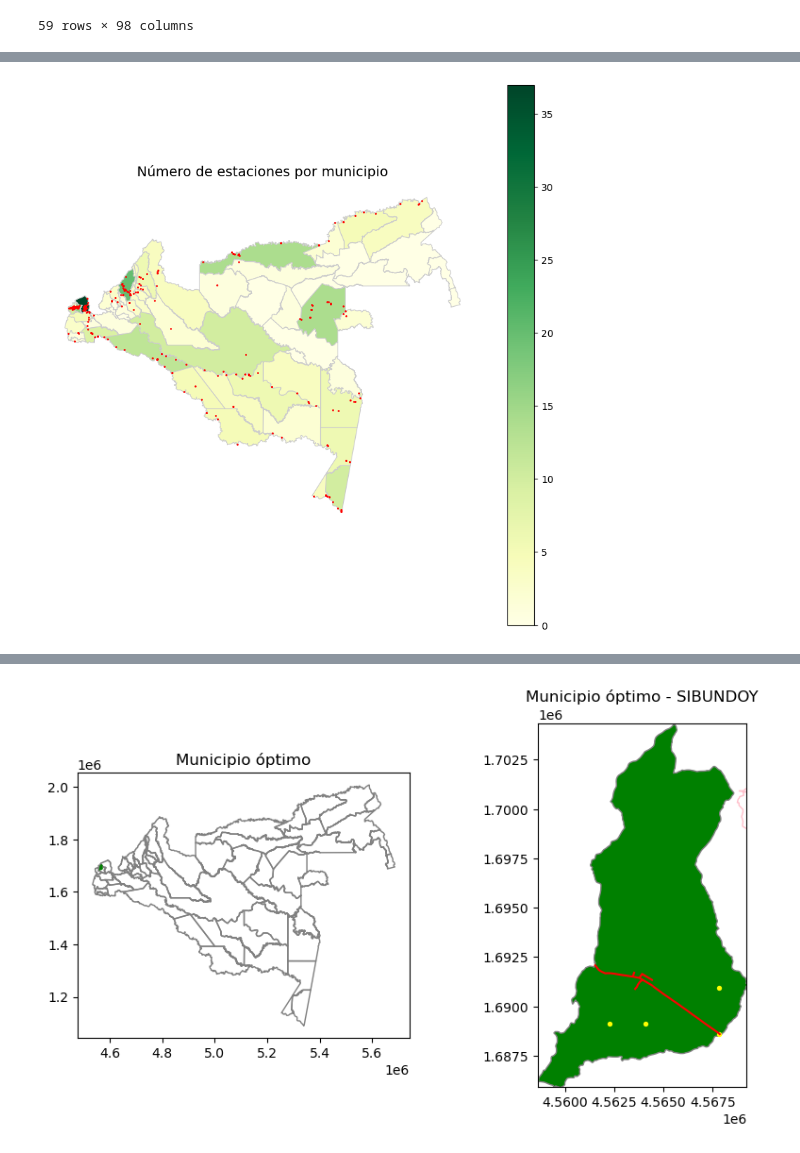
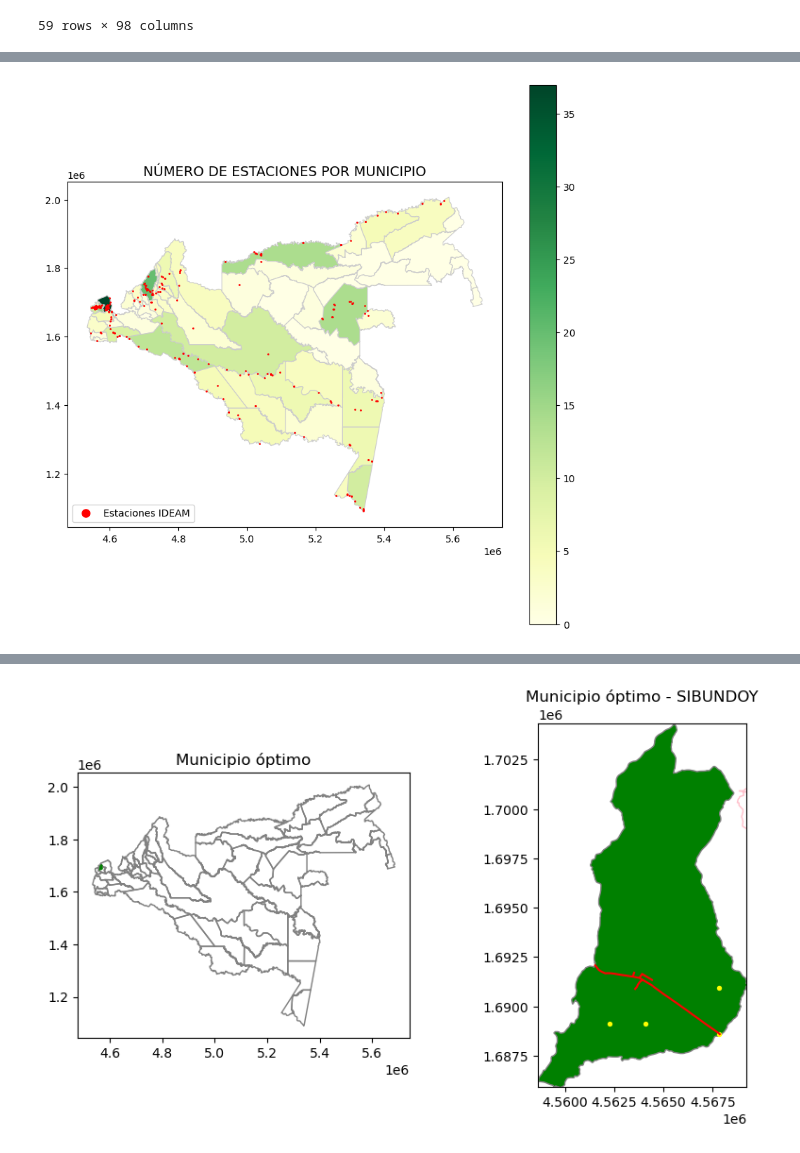
Before and after one commit to NataliaGHz/workshop6, a Jupyter notebook: workshop6.ipynb, the cells around one changed output, grey strips where cells are left out. Saved outputs shown, nothing was run; the diff lists cells and outputs as text; code cells hidden in the pictures.

```diff
--- a/workshop6.ipynb
+++ b/workshop6.ipynb
@@ -343,22 +420,34 @@ print(gdf_mun_amz)
 
 [59 rows x 101 columns]
 # %%
+import matplotlib.lines as mlines
+
 # Crear el mapa
 fig, ax = plt.subplots(1, 1, figsize=(10, 10))
 
 # Dibujar el mapa de coropletas
 gdf_mun_amz.plot(column="n_estaciones",
                  cmap="YlGn",
                  linewidth=0.8,
                  edgecolor="0.8",
                  legend=True,
                  ax=ax)
 est_en_mun.plot(ax=ax, color="red", markersize=1);
 # 4. Títulos y estilo
-ax.set_title("Número de estaciones por municipio", fontsize=14)
-ax.axis("off")
+ax.set_title("NÚMERO DE ESTACIONES POR MUNICIPIO", fontsize=14)
+ax.axis("on")
+
+# Agregar grilla
+ax.grid(True, which='both', linestyle='', linewidth=0.5)
+
+# Crear leyenda personalizada para puntos
+est_legend = mlines.Line2D([], [], color='red', marker='o', linestyle='None',
+                           markersize=8, label='Estaciones IDEAM')
+
+# Agregar leyenda al mapa
+ax.legend(handles=[est_legend], loc='lower left')
 
 plt.show()
 # %% [output]
-[figure, old version]
+[figure, new version]
 # %% [markdown]
```
Also changed, not shown: parts of 48 cells of this notebook.
